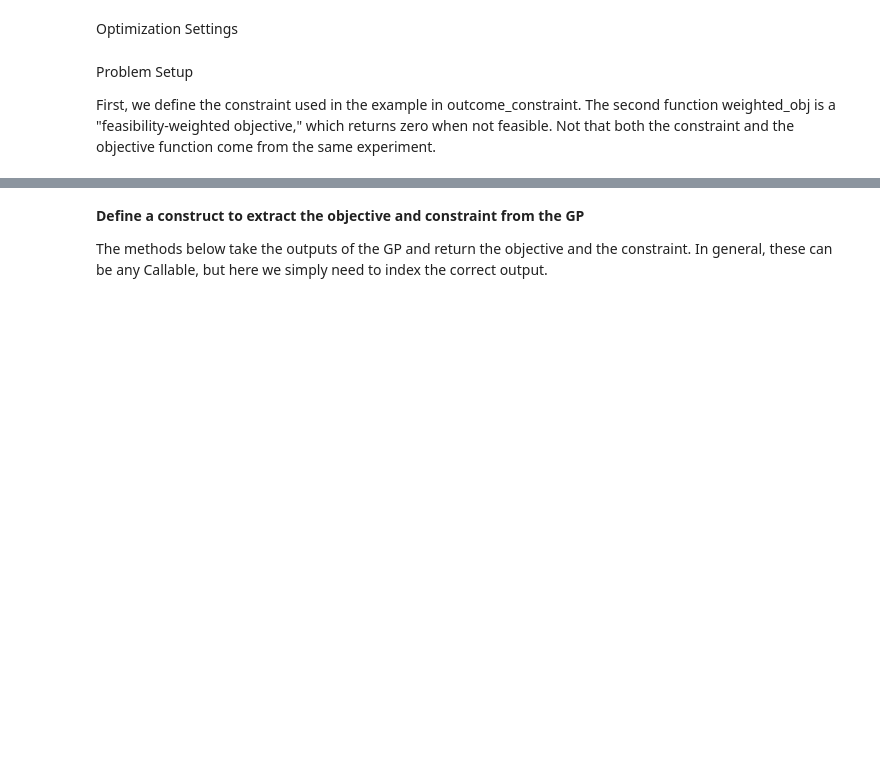
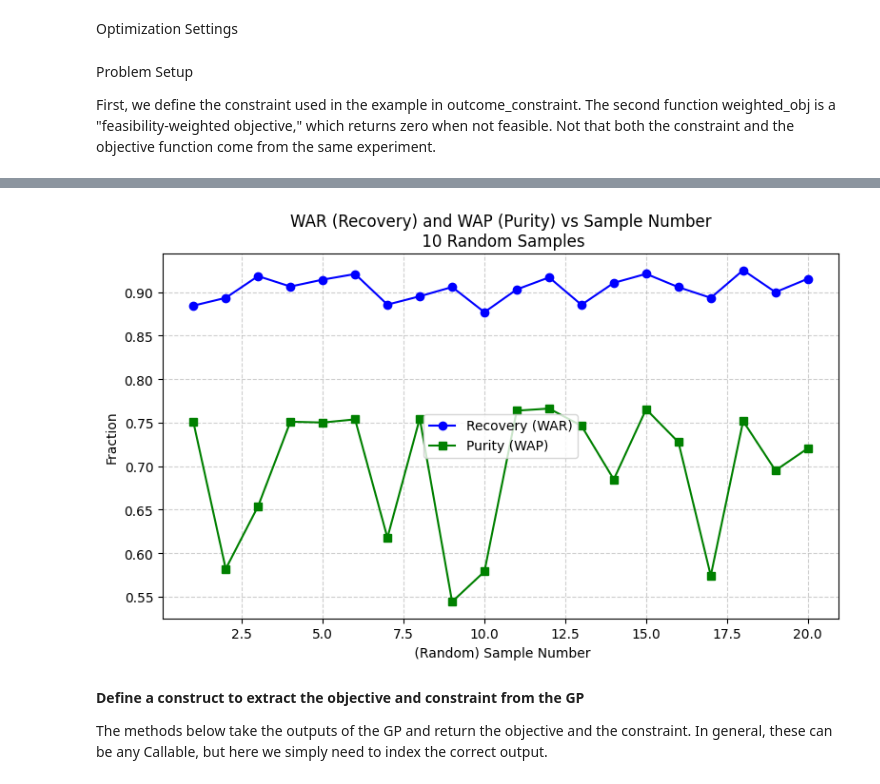
Before and after one commit to Nawa-Punabantu/Opt_Algos, a Jupyter notebook: QREC_SOMBO_Troch.ipynb, the cells around one changed output, grey strips where cells are left out. Drawn from its saved outputs; the diff is of its cells as text; code cells hidden in the pictures; blank space fills up the shorter version.

```diff
--- a/QREC_SOMBO_Troch.ipynb
+++ b/QREC_SOMBO_Troch.ipynb
@@ -1929,3 +2038,35 @@ Q_internal type: <class 'numpy.ndarray'>
+# %%
+import numpy as np
+import matplotlib.pyplot as plt
+
+# Convert tensors to NumPy arrays and flatten
+samples = np.arange(1,len(train_obj)+1)  # Sample indices
+WAR = train_obj.numpy().flatten()  # Recovery values
+WAP = train_con.numpy().flatten()  # Purity values
+
+fig, ax = plt.subplots(figsize=(8, 5))
+
+# Plot WAR (Recovery)
+ax.plot(samples, WAR, 'o-', label="Recovery (WAR)", color='blue')
+
+# Plot WAP (Purity)
+ax.plot(samples, WAP, 's-', label="Purity (WAP)", color='green')
+
+# Labels and title
+ax.set_xlabel(" (Random) Sample Number")
+ax.set_ylabel("Fraction")
+ax.set_title("WAR (Recovery) and WAP (Purity) vs Sample Number\n 10 Random Samples")
+
+# Grid for readability
+ax.grid(True, linestyle='--', alpha=0.6)
+
+# Add legend
+ax.legend()
+
+plt.tight_layout()
+plt.show()
+# %% [output]
+[figure, added]
 # %% [markdown]
 **Define a construct to extract the objective and constraint from the GP**
 
```
Also changed, not shown: parts of 6 cells of this notebook.
